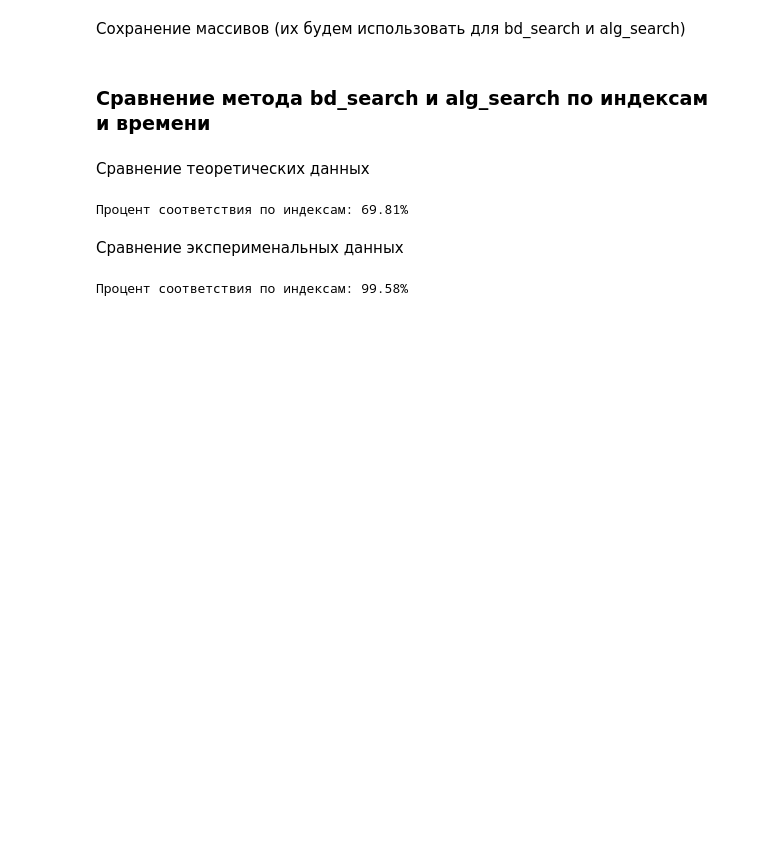
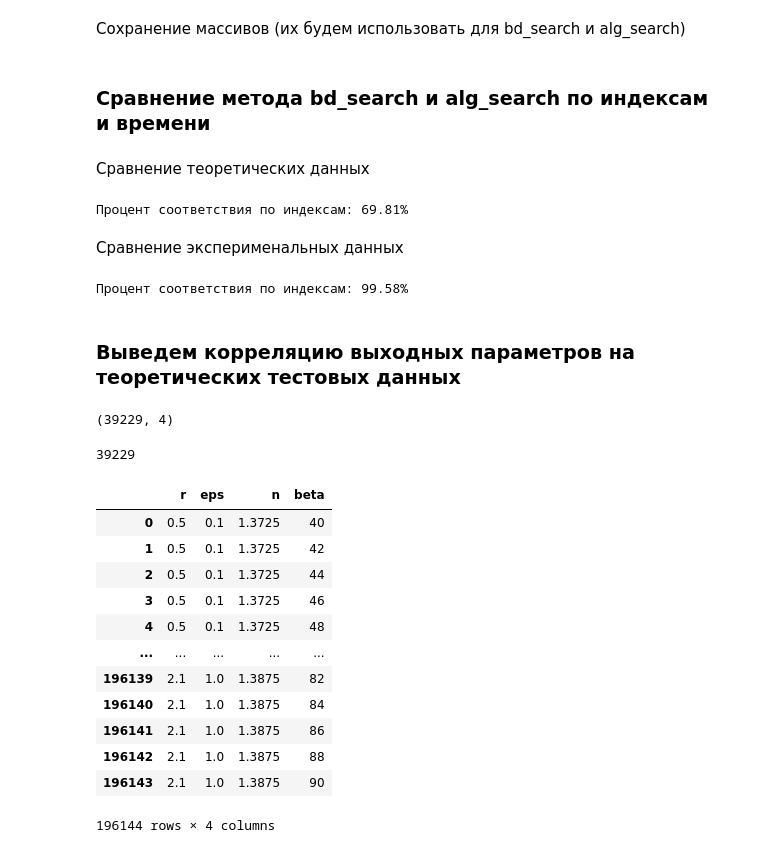
Before and after one commit to ka-50bs/InvBloodSolver, a Jupyter notebook: scripts/data_analysis.ipynb, the cells around one changed output. Cells and saved outputs as stored; diff of their text form; code cells hidden in the pictures; blank space fills up the shorter version.

```diff
--- a/scripts/data_analysis.ipynb
+++ b/scripts/data_analysis.ipynb
@@ -217,3 +217,30 @@ true_percentage = (compare_exp["different"].sum() / len(compare_exp)) * 100
 print(f"Процент соответствия по индексам: {true_percentage:.2f}%")
 # %% [output]
 Процент соответствия по индексам: 99.58%
+# %% [markdown]
+### Выведем корреляцию выходных параметров на теоретических тестовых данных
+# %%
+y_test_array = np.load(r"C:\Users\trrak\OneDrive\Рабочий стол\InvBloodSolver\df\df_th\y_test_array.npy")
+y_test_array.shape
+# %% [output]
+(39229, 4)
+# %%
+print(len(index_th_alg))
+# %% [output]
+39229
+# %%
+y
+# %% [output]
+|  | r | eps | n | beta |
+| 0 | 0.5 | 0.1 | 1.3725 | 40 |
+| 1 | 0.5 | 0.1 | 1.3725 | 42 |
+| 2 | 0.5 | 0.1 | 1.3725 | 44 |
+| 3 | 0.5 | 0.1 | 1.3725 | 46 |
+| 4 | 0.5 | 0.1 | 1.3725 | 48 |
+| ... | ... | ... | ... | ... |
+| 196139 | 2.1 | 1.0 | 1.3875 | 82 |
+| 196140 | 2.1 | 1.0 | 1.3875 | 84 |
+| 196141 | 2.1 | 1.0 | 1.3875 | 86 |
+| 196142 | 2.1 | 1.0 | 1.3875 | 88 |
+| 196143 | 2.1 | 1.0 | 1.3875 | 90 |
+196144 rows × 4 columns
```
Also changed, not shown: parts of 9 cells of this notebook, 1 other file.
